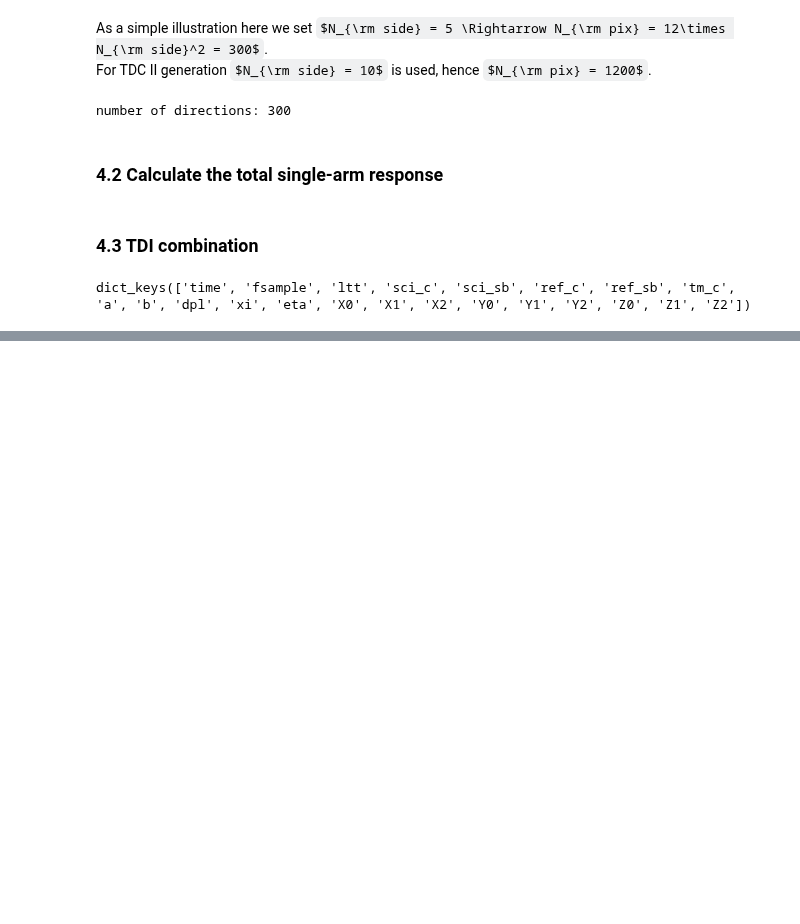
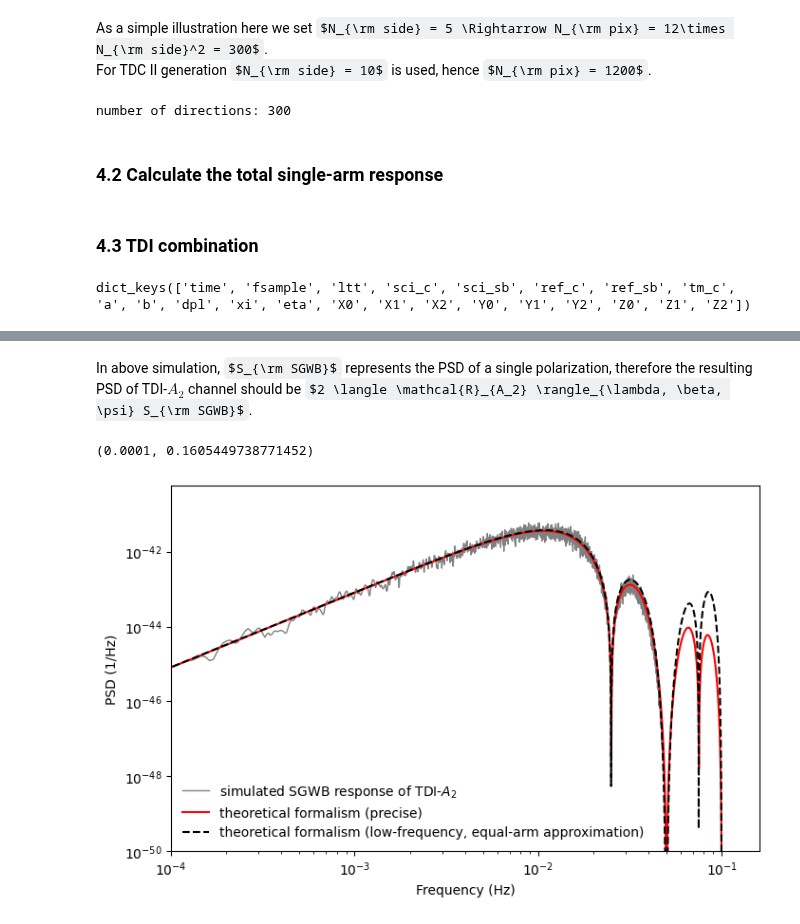
Before and after one commit to TriangleDataCenter/Triangle-Simulator, a Jupyter notebook: Tutorials/3_Demo_GW_Injection.ipynb, the cells around one changed output, grey strips where cells are left out. Saved outputs shown, nothing was run; the diff lists cells and outputs as text; code cells hidden in the pictures; some formulas as TeX source; blank space fills up the shorter version.

```diff
--- a/Tutorials/3_Demo_GW_Injection.ipynb
+++ b/Tutorials/3_Demo_GW_Injection.ipynb
@@ -525,0 +580,23 @@ Text(0, 0.5, '${\\rm ASD \\ (Hz^{-1/2})}$')
+# %% [markdown]
+In above simulation, $S_{\rm SGWB}$ represents the PSD of a single polarization, therefore the resulting PSD of  TDI-$A_2$ channel should be $2 \langle \mathcal{R}_{A_2} \rangle_{\lambda, \beta, \psi} S_{\rm SGWB}$.
+# %%
+plt.figure(figsize=(8, 5))
+A2_sgwb, _, _ = AETfromXYZ(tdi.measurements["X2"], tdi.measurements["Y2"], tdi.measurements["Z2"])
+ff, xf = PSD_window(
+    A2_sgwb[drop_points:-drop_points]/F_LASER,
+    fsample,
+    nbin=10,
+    window_type="kaiser",
+    window_args_dict=dict(beta=28)
+    )
+plt.loglog(ff, xf, linewidth=1, label="simulated SGWB response of TDI-"+r"$A_2$", color="grey")
+plt.loglog(plot_freqs, Response_precise * S_SGWB(plot_freqs) * 2, linestyle="-", color="red", label="theoretical formalism (precise)")
+plt.loglog(plot_freqs, Response_approx * S_SGWB(plot_freqs) * 2, linestyle="--", color="k", label="theoretical formalism (low-frequency, equal-arm approximation)")
+plt.xlabel("Frequency (Hz)")
+plt.ylabel("PSD (1/Hz)")
+plt.legend(frameon=False)
+plt.ylim(1e-50,)
+plt.xlim(1e-4,)
+# %% [output]
+(0.0001, 0.1605449738771452)
+[figure, added]
```
Also changed, not shown: parts of 8 cells of this notebook, 1 other file.
